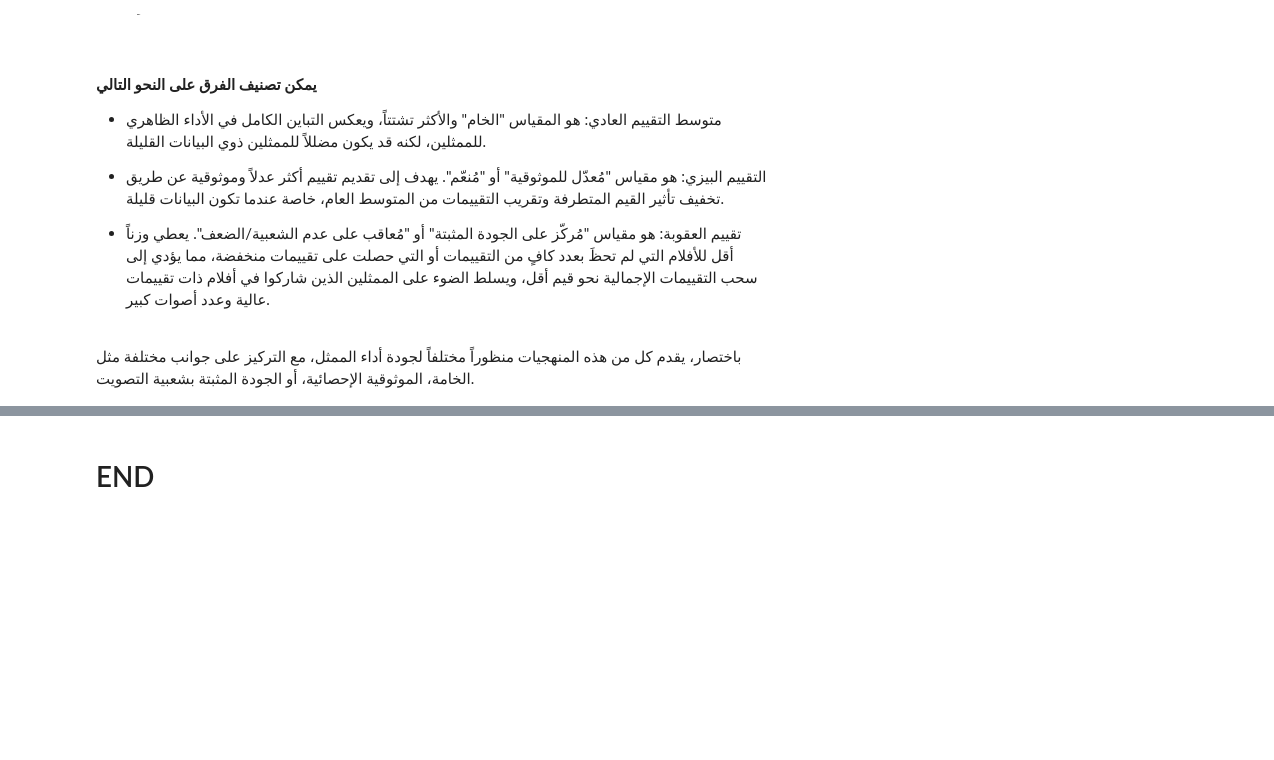
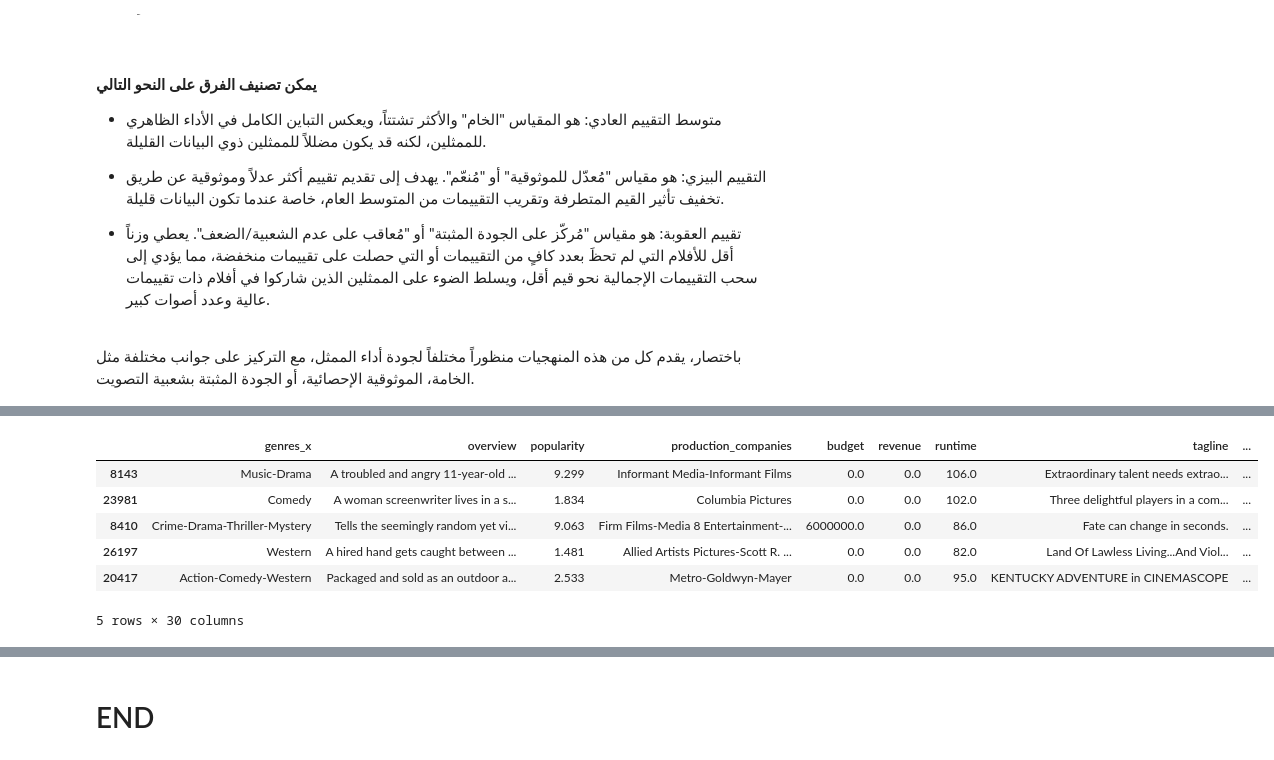
Before and after one commit to Noore573/MovieRevenue, a Jupyter notebook: CombinedNotebook.ipynb, the cells around one changed output, grey strips where cells are left out. Cells and saved outputs as stored; diff of their text form; code cells hidden in the pictures; blank space fills up the shorter version.

```diff
--- a/CombinedNotebook.ipynb
+++ b/CombinedNotebook.ipynb
@@ -3758,0 +3779,3 @@ actors_rating_hanna_df['actor_normalized'] = actors_rating_hanna_df['actor'].str
+# %%
+df = pd.read_csv(r"C:\Users\asus\Desktop\5\2\ML\project\data\lNH_data.csv")
+df.info()
@@ -3758,0 +4077,10 @@ actors_rating_hanna_df['actor_normalized'] = actors_rating_hanna_df['actor'].str
+# %%
+df[df['revenue'] == 0].sample(5)
+# %% [output]
+|  | genres_x | overview | popularity | production_companies | budget | revenue | runtime | tagline | ... |
+| 8143 | Music-Drama | A troubled and angry 11-year-old ... | 9.299 | Informant Media-Informant Films | 0.0 | 0.0 | 106.0 | Extraordinary talent needs extrao... | ... |
+| 23981 | Comedy | A woman screenwriter lives in a s... | 1.834 | Columbia Pictures | 0.0 | 0.0 | 102.0 | Three delightful players in a com... | ... |
+| 8410 | Crime-Drama-Thriller-Mystery | Tells the seemingly random yet vi... | 9.063 | Firm Films-Media 8 Entertainment-... | 6000000.0 | 0.0 | 86.0 | Fate can change in seconds. | ... |
+| 26197 | Western | A hired hand gets caught between ... | 1.481 | Allied Artists Pictures-Scott R. ... | 0.0 | 0.0 | 82.0 | Land Of Lawless Living...And Viol... | ... |
+| 20417 | Action-Comedy-Western | Packaged and sold as an outdoor a... | 2.533 | Metro-Goldwyn-Mayer | 0.0 | 0.0 | 95.0 | KENTUCKY ADVENTURE in CINEMASCOPE | ... |
+5 rows × 30 columns
```
Also changed, not shown: parts of 86 cells of this notebook, 1 other file.
